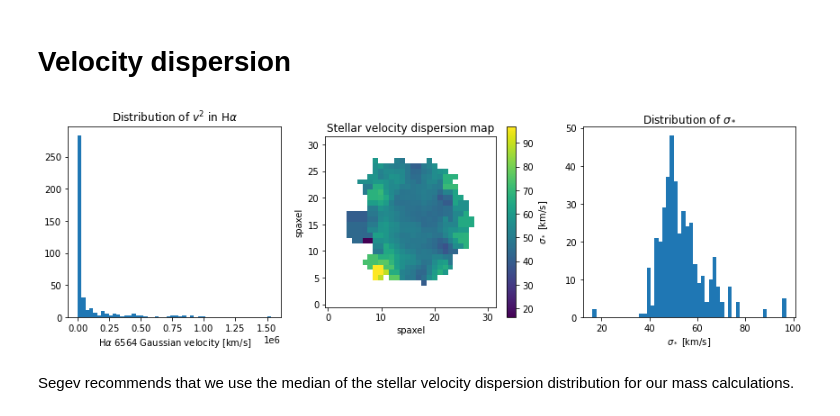
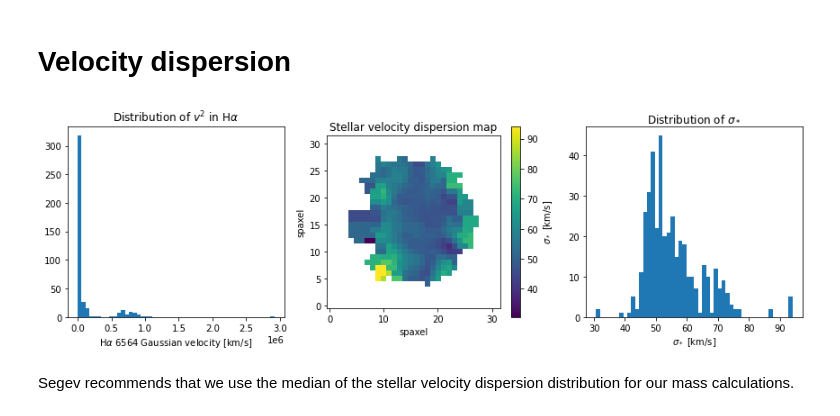
Before and after one commit to kadglass/RotationCurves, a Jupyter notebook: ellipticals/Elliptical_mass.ipynb, the cells around one changed output. Saved outputs shown, nothing was run; the diff lists cells and outputs as text; code cells hidden in the pictures.

Commit message:
Adjusted STELLAR_SIGMACORR for DR17

```diff
--- a/ellipticals/Elliptical_mass.ipynb
+++ b/ellipticals/Elliptical_mass.ipynb
@@ -22,10 +32,17 @@ DRP_directory = '/Users/kellydouglass/Documents/Research/data/SDSS/dr16/manga/sp
 galaxy_ID = '7443-1902'
 
 plate, fiber = galaxy_ID.split('-')
-galaxy_data = fits.open(data_directory + 'HYB10-GAU-MILESHC/' + plate + '/' + fiber + '/manga-' + galaxy_ID + '-MAPS-HYB10-GAU-MILESHC.fits.gz')
 
-# Extract H-alpha velocity map (C19)
-Ha_vel = galaxy_data['EMLINE_GVEL'].data[18]
+if dr <= 16:
+    galaxy_data = fits.open(data_directory + 'HYB10-GAU-MILESHC/' + plate + '/' + fiber + '/manga-' + galaxy_ID + '-MAPS-HYB10-GAU-MILESHC.fits.gz')
+else: # dr >= 17
+    galaxy_data = fits.open(data_directory + 'HYB10-MILESHC-MASTARSSP/' + plate + '/' + fiber + '/manga-' + galaxy_ID + '-MAPS-HYB10-MILESHC-MASTARSSP.fits.gz')
+
+# Extract H-alpha velocity map
+if dr <= 16: # H-alpha is in channel 19
+    Ha_vel = galaxy_data['EMLINE_GVEL'].data[18]
+else: # dr >= 17, where H-alpha is in channel 24
+    Ha_vel = galaxy_data['EMLINE_GVEL'].data[23]
 
 # H-alpha mask extension
 Ha_mask_extension = galaxy_data['EMLINE_GVEL'].header['QUALDATA']
@@ -37,10 +54,13 @@ star_vel = galaxy_data['STELLAR_VEL'].data
 star_vel_mask_extension = galaxy_data['STELLAR_VEL'].header['QUALDATA']
 
 # Extract (and correct for instrumental resolution effects) stellar velocity dispersion map
-star_sigma = np.sqrt(galaxy_data['STELLAR_SIGMA'].data**2
-                     - galaxy_data['STELLAR_SIGMACORR'].data**2)
-# See https://www.sdss.org/dr16/manga/manga-data/working-with-manga-data/ for correction
-# details
+if dr <= 16:
+    star_sigma = np.sqrt(galaxy_data['STELLAR_SIGMA'].data**2
+                         - galaxy_data['STELLAR_SIGMACORR'].data**2)
+else: # dr >= 17
+    star_sigma = np.sqrt(galaxy_data['STELLAR_SIGMA'].data**2
+                         - galaxy_data['STELLAR_SIGMACORR'].data[0]**2)
+# See https://www.sdss.org/dr16/manga/manga-data/working-with-manga-data/ for correction details
 
 # Stellar velocity dispersion mask extension
 star_sigma_mask_extension = galaxy_data['STELLAR_SIGMA'].header['QUALDATA']
@@ -116,7 +141,10 @@ general_data['nsa_elpetro_absmag'][10][4]
 # %% [markdown]
 H$\alpha$ velocity map
 # %%
-mHa_vel = ma.array(Ha_vel, mask=galaxy_data[Ha_mask_extension].data[18]>0)
+if dr <= 16:
+    mHa_vel = ma.array(Ha_vel, mask=galaxy_data[Ha_mask_extension].data[18] > 0)
+else: # dr >= 17
+    mHa_vel = ma.array(Ha_vel, mask=galaxy_data[Ha_mask_extension].data[23] > 0)
 
 Ha_vel_max = np.max(np.abs(mHa_vel))
 # %% [markdown]
@@ -165,31 +188,27 @@ plt.tight_layout();
 # %% [markdown]
 # Velocity dispersion
 # %%
-%matplotlib inline
-
-plt.figure(figsize=(12,4))
+plt.figure(figsize=(12,4), tight_layout=True)
 
 plt.subplot(131)
 plt.title(r'Distribution of $v^2$ in H$\alpha$')
 plt.hist(mHa_vel.flatten()**2, bins=50)
 plt.xlabel(r'H$\alpha$ 6564 Gaussian velocity [km/s]')
 
 plt.subplot(132)
 plt.title('Stellar velocity dispersion map')
 plt.imshow(mStar_sigma, origin='lower')
 cbar = plt.colorbar()
 cbar.ax.set_ylabel(r'$\sigma_*$ [km/s]')
 plt.xlabel('spaxel')
 plt.ylabel('spaxel')
 
 plt.subplot(133)
 plt.title(r'Distribution of $\sigma_*$')
 plt.hist(mStar_sigma.flatten(), bins=50)
-plt.xlabel(r'$\sigma_*$ [km/s]')
-
-plt.tight_layout();
+plt.xlabel(r'$\sigma_*$ [km/s]');
 # %% [output]
-[figure, old version]
+[figure, new version]
 # %% [markdown]
 Segev recommends that we use the median of the stellar velocity dispersion distribution for our mass calculations.
 # %%
```
Also changed, not shown: parts of 17 cells of this notebook, 1 other file.
